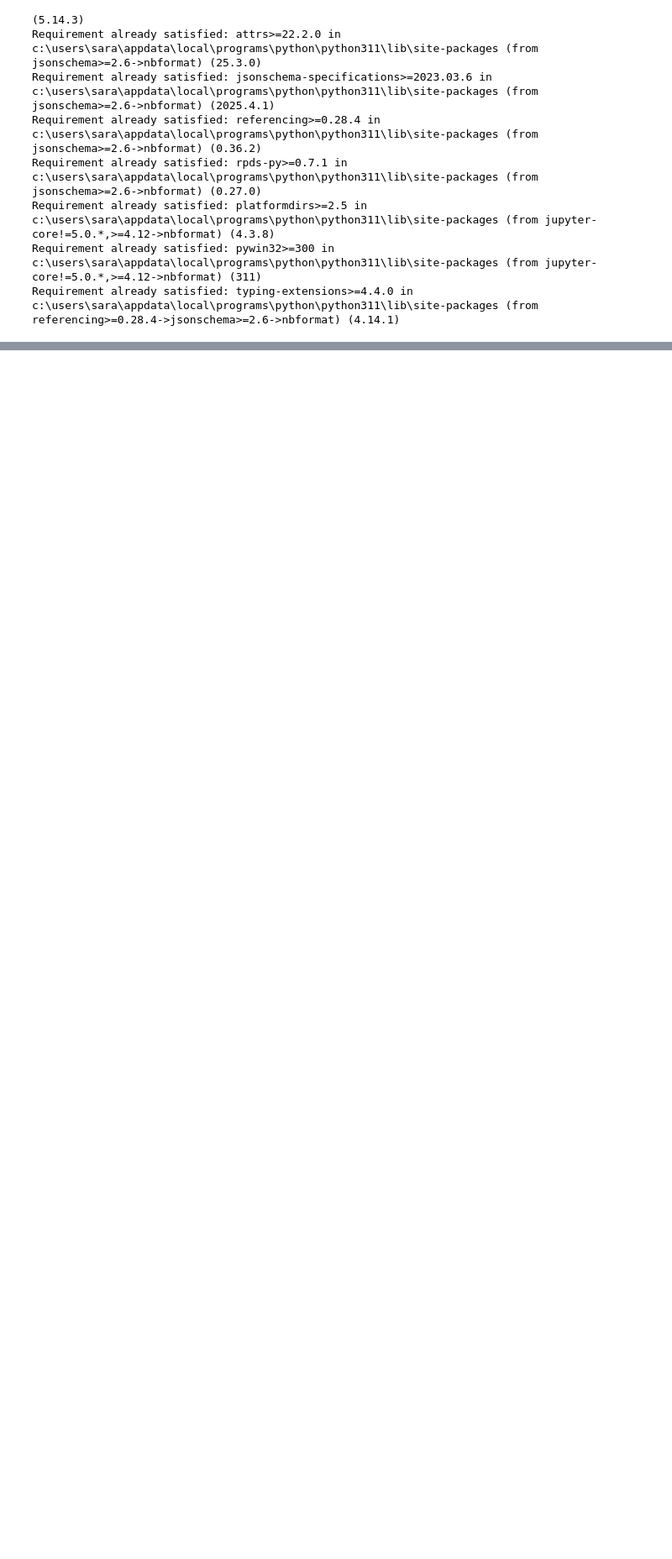
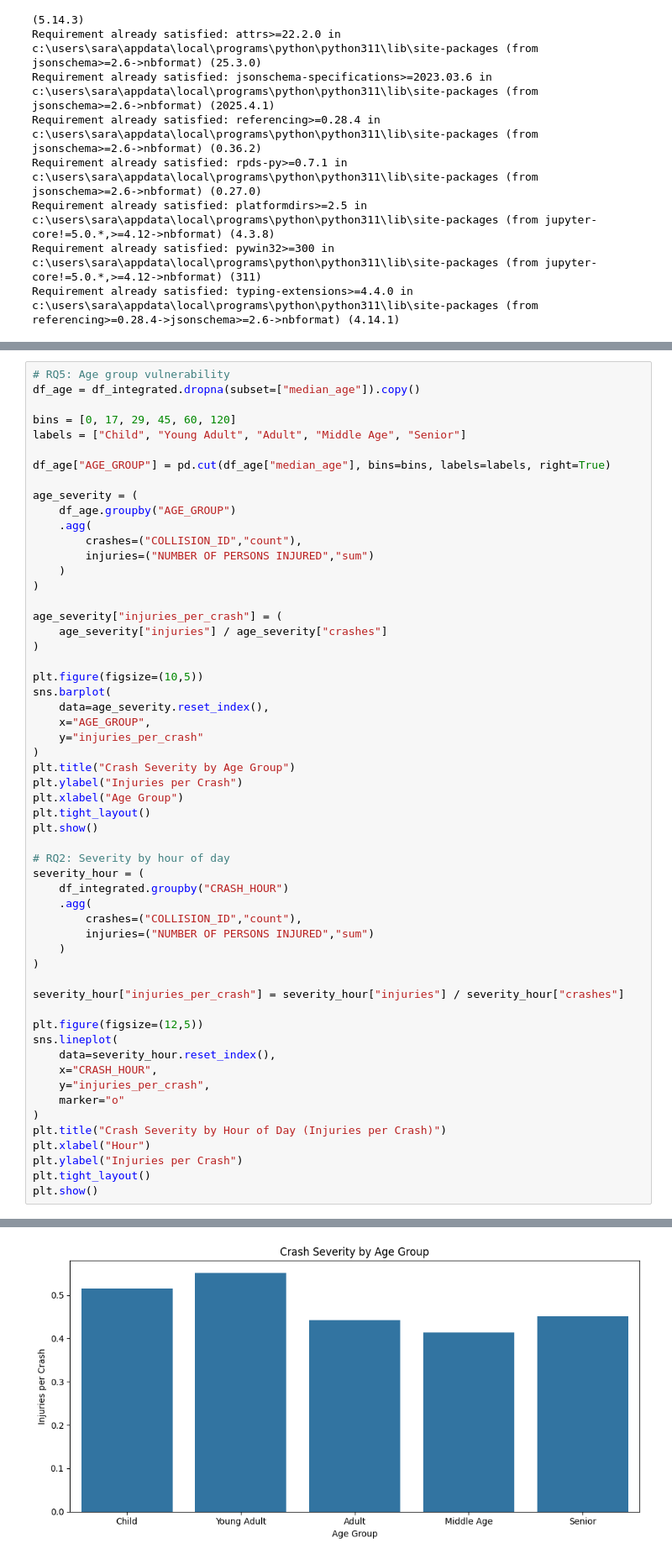
Before and after one commit to SarahRaafat/NYC-motor-vehicle-collisions, a Jupyter notebook: notebooks/Milestone1.ipynb, the cells around one changed output, grey strips where cells are left out. Shown at 84% size. Cells and saved outputs as stored; diff of their text form; blank space fills up the shorter version.

```diff
--- a/notebooks/Milestone1.ipynb
+++ b/notebooks/Milestone1.ipynb
@@ -1627,0 +1582,57 @@ ValueError: Could not interpret value `VEHICLE TYPE` for `x`. An entry with this
+# %%
+# RQ5: Age group vulnerability
+df_age = df_integrated.dropna(subset=["median_age"]).copy()
+
+bins = [0, 17, 29, 45, 60, 120]
+labels = ["Child", "Young Adult", "Adult", "Middle Age", "Senior"]
+
+df_age["AGE_GROUP"] = pd.cut(df_age["median_age"], bins=bins, labels=labels, right=True)
+
+age_severity = (
+    df_age.groupby("AGE_GROUP")
+    .agg(
+        crashes=("COLLISION_ID","count"),
+        injuries=("NUMBER OF PERSONS INJURED","sum")
+    )
+)
+
+age_severity["injuries_per_crash"] = (
+    age_severity["injuries"] / age_severity["crashes"]
+)
+
+plt.figure(figsize=(10,5))
+sns.barplot(
+    data=age_severity.reset_index(),
+    x="AGE_GROUP",
+    y="injuries_per_crash"
+)
+plt.title("Crash Severity by Age Group")
+plt.ylabel("Injuries per Crash")
+plt.xlabel("Age Group")
+plt.tight_layout()
+plt.show()
+
+# RQ2: Severity by hour of day
+severity_hour = (
+    df_integrated.groupby("CRASH_HOUR")
+    .agg(
+        crashes=("COLLISION_ID","count"),
+        injuries=("NUMBER OF PERSONS INJURED","sum")
+    )
+)
+
+severity_hour["injuries_per_crash"] = severity_hour["injuries"] / severity_hour["crashes"]
+
+plt.figure(figsize=(12,5))
+sns.lineplot(
+    data=severity_hour.reset_index(),
+    x="CRASH_HOUR",
+    y="injuries_per_crash",
+    marker="o"
+)
+plt.title("Crash Severity by Hour of Day (Injuries per Crash)")
+plt.xlabel("Hour")
+plt.ylabel("Injuries per Crash")
+plt.tight_layout()
+plt.show()
+# %% [output]
@@ -1627,0 +1640 @@ ValueError: Could not interpret value `VEHICLE TYPE` for `x`. An entry with this
+[figure, added]
```
Also changed, not shown: parts of 8 cells of this notebook, 1 other file.
